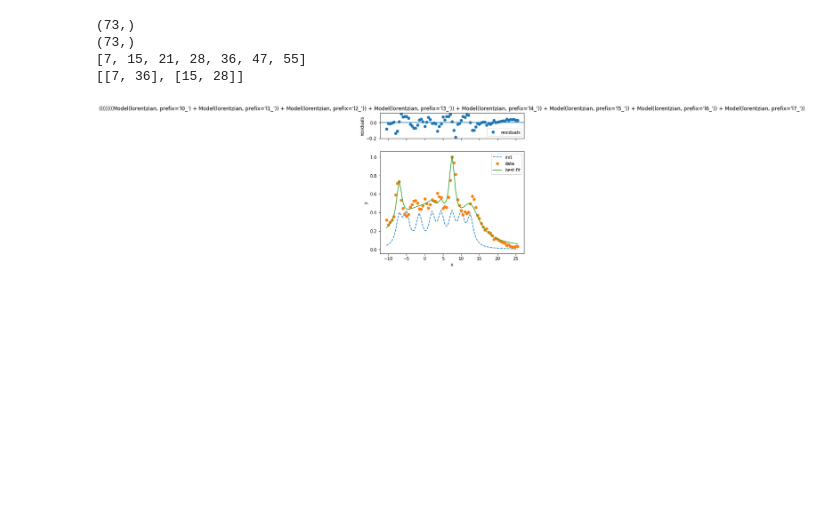
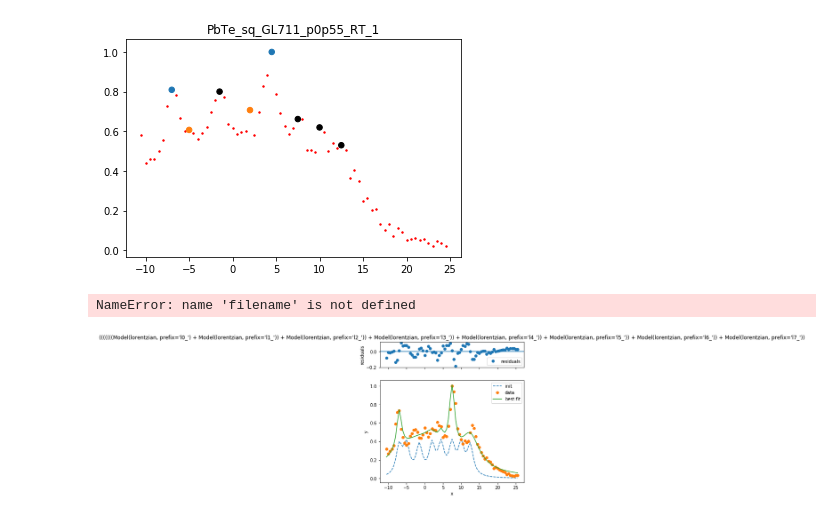
Before and after one commit to kei0822kei/smooziee, a Jupyter notebook: notebook/fitting.ipynb, the cells around one changed output. Saved outputs shown, nothing was run; the diff lists cells and outputs as text; code cells hidden in the pictures; blank space fills up the shorter version.

```diff
--- a/notebook/fitting.ipynb
+++ b/notebook/fitting.ipynb
@@ -22,20 +22,15 @@ import pandas as pd
 import numpy as np
 import matplotlib.pyplot as plt
 import lmfit
-# %%
-import pickle
-with open('pksearch.pickle', 'rb') as f:
-    processor = pickle.load(f)
-
-print(processor.x.shape)
-print(processor.y.shape)
-print(processor.ix_peaks)
-print(processor.ix_peak_pairs)
-# %% [output]
-(73,)
-(73,)
-[7, 15, 21, 28, 36, 47, 55]
-[[7, 36], [15, 28]]
+# %%
+import os
+filename = "/home/mizokami-ubuntu/Github/smooziee/data/PbTe_sq_GL711_p0p55_RT_1.pkl"
+hoge = peak_search.read_peaksearch(filename)
+fig = plt.figure()
+ax = fig.add_subplot(111)
+hoge.plot(ax)
+# %% [output]
+[figure, added]
 # %%
 # class PeakSearch():
 #     def __init__(self, x, ix_peaks, ix_peakpairs):
@@ -45,12 +40,14 @@ print(processor.ix_peak_pairs)
 
 # peaksearch = PeakSearch(processor.x,
 #                         processor.ix_peaks,
-#                         processor.ix_peak_pairs)
+#                         processor.ix_pkeak_pairs)
 
 n_peaks = 8
 
-fit = fitting.Fitting("/home/kondo/data/ixs_phonon/data/PbTe_sq_GL711_p0p55_RT_1.pkl",
+fit = fitting.Fitting(filename,
                       ['lorentzian' for i in range(n_peaks)])
+# %% [output]
+NameError: name 'filename' is not defined
 # %%
 fit.set_params_vary(range(n_peaks), ['center'], vary=False)
 # %%
```
Also changed, not shown: 3 other files.
